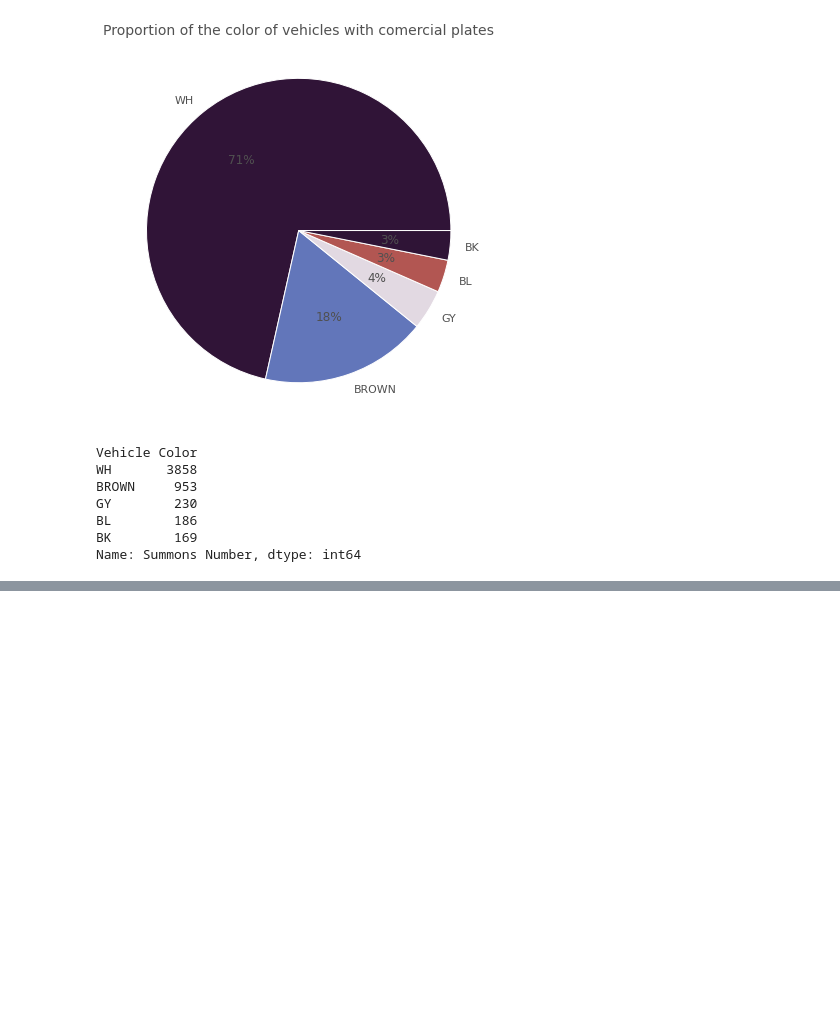
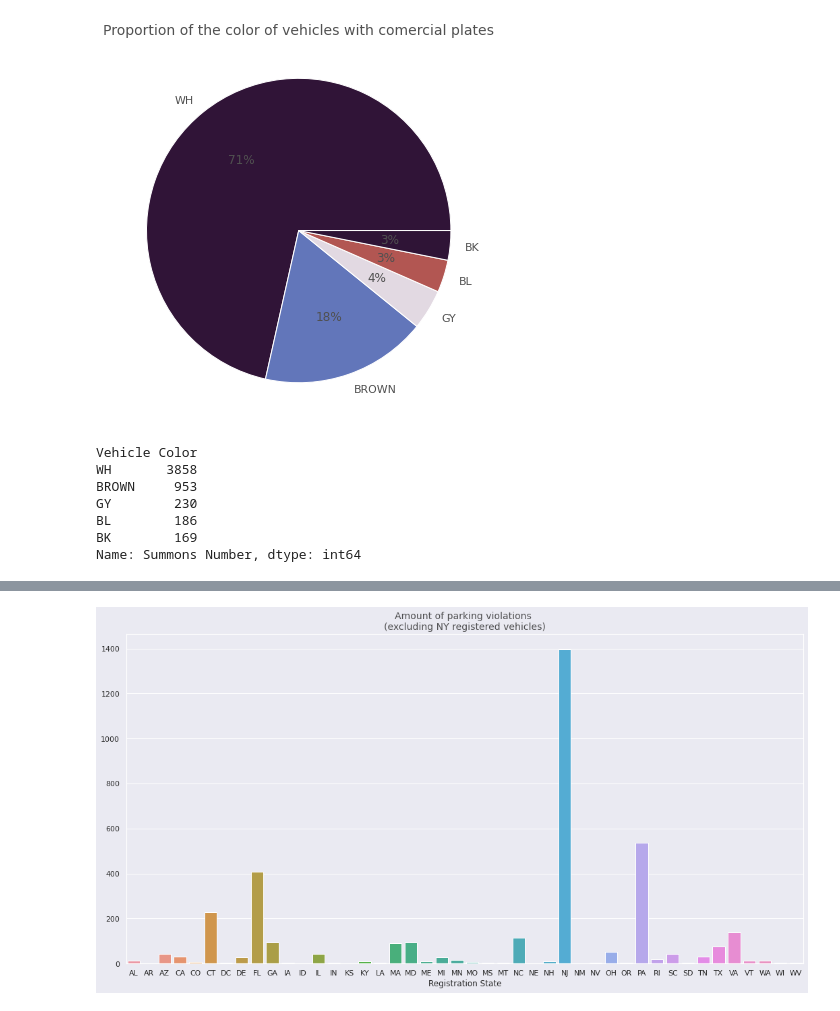
Before and after one commit to pedrohortencio/data-analysis-projects, a Jupyter notebook: NYC Parking Violations/NYC_Parking_Violations.ipynb, the cells around one changed output, grey strips where cells are left out. Cells and saved outputs as stored; diff of their text form; code cells hidden in the pictures; blank space fills up the shorter version.

```diff
--- a/NYC Parking Violations/NYC_Parking_Violations.ipynb
+++ b/NYC Parking Violations/NYC_Parking_Violations.ipynb
@@ -92,8 +83,11 @@ As most of these problematic columns aren't useful for my analysis, I'll drop al
 # %%
+# A list of columns that I wish to keep
 columns_to_keep = ['Summons Number', 'Violation Code', 'Vehicle Make',
                    'Issue Date', 'Plate Type', 'Vehicle Year',
-                   'Violation Time', 'Registration State', 'Street Name', 'Vehicle Color']
+                   'Violation Time', 'Registration State', 'Street Name',
+                   'Violation County', 'Vehicle Color']
 
+# Drops all columns but those in the list
 df.drop(df.columns.difference(columns_to_keep), 1, inplace=True)
 
 df.head()
@@ -551,0 +526,14 @@ Name: Summons Number, dtype: int64
+# %%
+# Unique states
+
+unq_states_noNY = df[df['Registration State'] != 'NY'].groupby('Registration State')['Summons Number'].count()
+unq_states = df.groupby('Registration State')['Summons Number'].count()
+# %%
+fig = plt.figure(figsize=(18, 9))
+fig.patch.set_facecolor('#eaeaf2')
+
+sns.barplot(x=unq_states_noNY.index, y=unq_states_noNY.values);
+plt.title('Amount of parking violations \n(excluding NY registered vehicles)',
+          size=14, alpha=0.8);
+# %% [output]
+[figure, added]
```
Also changed, not shown: parts of 35 cells of this notebook.
